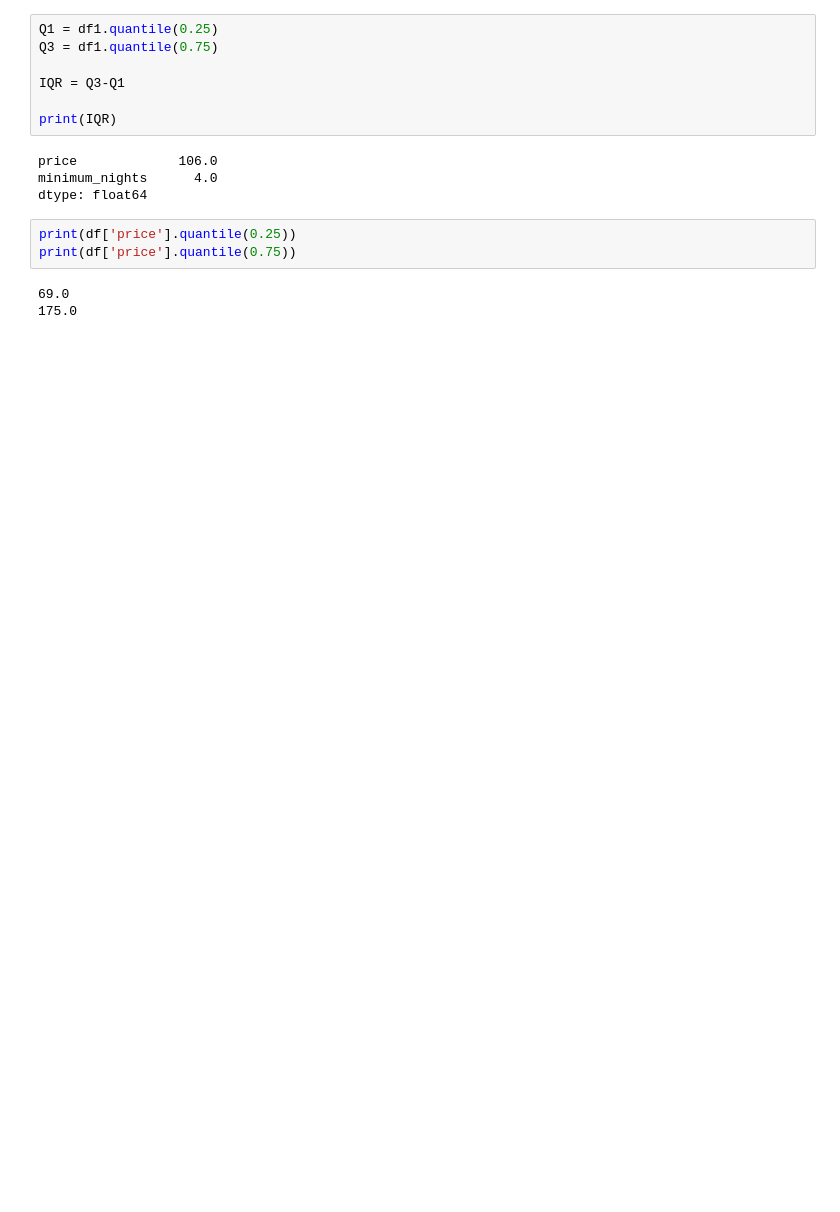
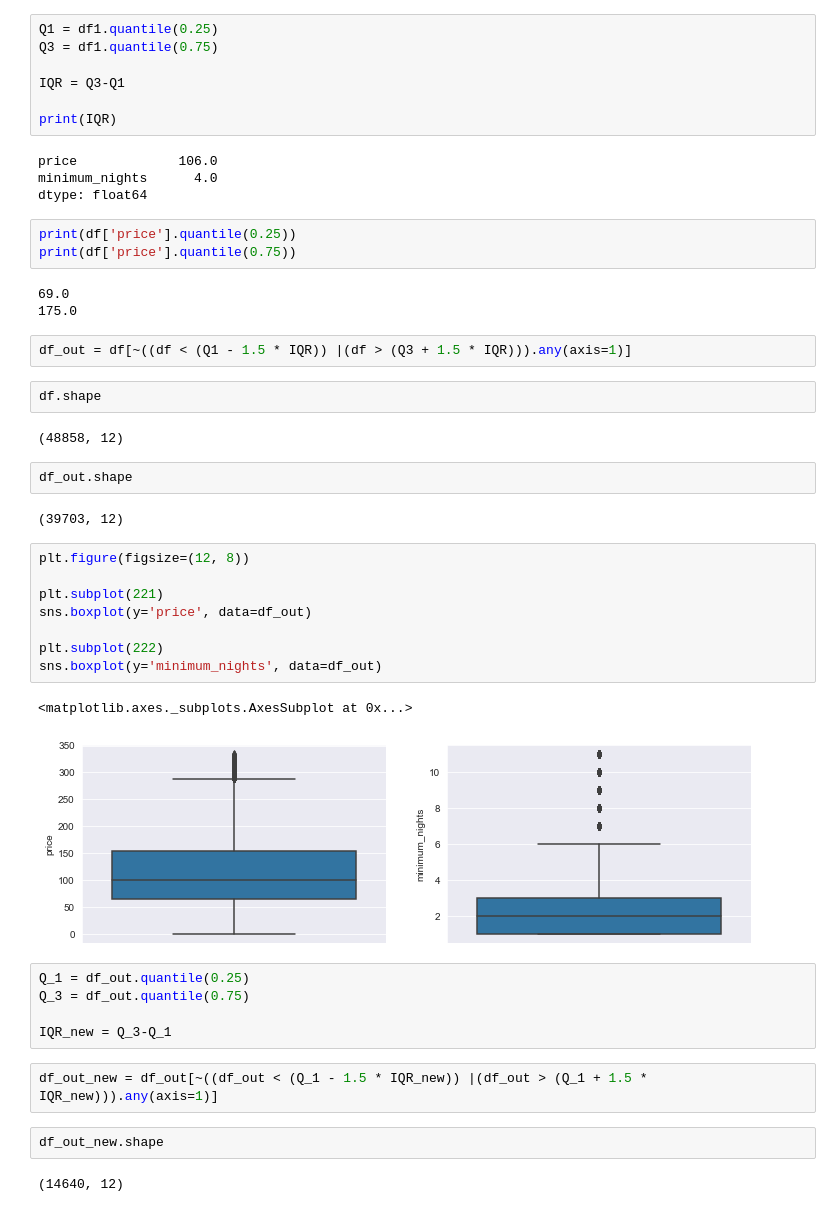
Before and after one commit to sidd7936/Data-Science-Notebooks, a Jupyter notebook: AB_NYC/EDA.ipynb, the cells around one changed output. Drawn from its saved outputs; the diff is of its cells as text; blank space fills up the shorter version.

```diff
--- a/AB_NYC/EDA.ipynb
+++ b/AB_NYC/EDA.ipynb
@@ -250,3 +264,35 @@ print(df['price'].quantile(0.75))
 # %% [output]
 69.0
 175.0
+# %%
+df_out = df[~((df < (Q1 - 1.5 * IQR)) |(df > (Q3 + 1.5 * IQR))).any(axis=1)]
+# %%
+df.shape
+# %% [output]
+(48858, 12)
+# %%
+df_out.shape
+# %% [output]
+(39703, 12)
+# %%
+plt.figure(figsize=(12, 8))
+
+plt.subplot(221)
+sns.boxplot(y='price', data=df_out)
+
+plt.subplot(222)
+sns.boxplot(y='minimum_nights', data=df_out)
+# %% [output]
+<matplotlib.axes._subplots.AxesSubplot at 0x...>
+[figure, added]
+# %%
+Q_1 = df_out.quantile(0.25)
+Q_3 = df_out.quantile(0.75)
+
+IQR_new = Q_3-Q_1
+# %%
+df_out_new = df_out[~((df_out < (Q_1 - 1.5 * IQR_new)) |(df_out > (Q_1 + 1.5 * IQR_new))).any(axis=1)]
+# %%
+df_out_new.shape
+# %% [output]
+(14640, 12)
```
Also changed, not shown: parts of 28 cells of this notebook.
